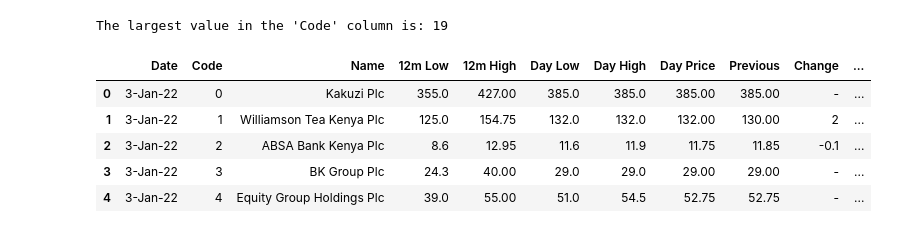
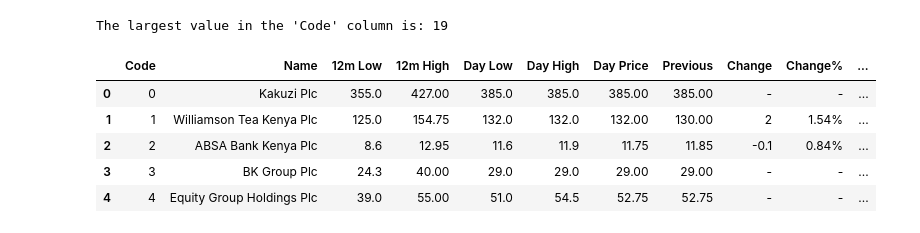
Before and after one commit to stephkariuki19/colab-notebooks, a Jupyter notebook: CLASS_EXE_regression.ipynb, the cells around one changed output. Saved outputs shown, nothing was run; the diff lists cells and outputs as text; code cells hidden in the pictures.

```diff
--- a/CLASS_EXE_regression.ipynb
+++ b/CLASS_EXE_regression.ipynb
@@ -6,6 +6,6 @@ uploaded = files.upload()
 import pandas as pd
 
 # Replace 'your_file.csv' with the actual filename
-df = pd.read_csv('new_filtered_data.csv')
+df = pd.read_csv('new_filtered_data2.csv')
 # %% [output]
 [interactive output not drawn]
@@ -25,35 +43,35 @@ print(unique_names)
 # %%
 # Create a mapping between string values and numerical codes
 code_mapping = {code: idx for idx, code in enumerate(df['Code'].unique())}
 
 # Map the string values to numerical codes
 df['Code'] = df['Code'].map(code_mapping)
 # Assuming 'df' is your DataFrame and 'Code' is the column of interest
 largest_value = df['Code'].max()
 
 print("The largest value in the 'Code' column is:", largest_value)
 # Convert the 'date' column to a datetime object
 df['date'] = pd.to_datetime(df['Date'], format='%d-%b-%y')
 
 # Extract relevant date features
 df['day'] = df['date'].dt.day
 df['month'] = df['date'].dt.month
 df['year'] = df['date'].dt.year
 
 # Optionally, you can add more features like day of the week or quarter
 df['day_of_week'] = df['date'].dt.dayofweek  # Monday=0, Sunday=6
 df['quarter'] = df['date'].dt.quarter
 
 # Drop the original 'date' column
-df = df.drop('date', axis=1)
+df = df.drop('Date', axis=1)
 
  # view the loaded the data
 df.head()
 # %% [output]
 The largest value in the 'Code' column is: 19
-|  | Date | Code | Name | 12m Low | 12m High | Day Low | Day High | Day Price | Previous | Change | ... |
-| 0 | 3-Jan-22 | 0 | Kakuzi Plc | 355.0 | 427.00 | 385.0 | 385.0 | 385.00 | 385.00 | - | ... |
-| 1 | 3-Jan-22 | 1 | Williamson Tea Kenya Plc | 125.0 | 154.75 | 132.0 | 132.0 | 132.00 | 130.00 | 2 | ... |
-| 2 | 3-Jan-22 | 2 | ABSA Bank Kenya Plc | 8.6 | 12.95 | 11.6 | 11.9 | 11.75 | 11.85 | -0.1 | ... |
-| 3 | 3-Jan-22 | 3 | BK Group Plc | 24.3 | 40.00 | 29.0 | 29.0 | 29.00 | 29.00 | - | ... |
-| 4 | 3-Jan-22 | 4 | Equity Group Holdings Plc | 39.0 | 55.00 | 51.0 | 54.5 | 52.75 | 52.75 | - | ... |
+|  | Code | Name | 12m Low | 12m High | Day Low | Day High | Day Price | Previous | Change | Change% | ... |
+| 0 | 0 | Kakuzi Plc | 355.0 | 427.00 | 385.0 | 385.0 | 385.00 | 385.00 | - | - | ... |
+| 1 | 1 | Williamson Tea Kenya Plc | 125.0 | 154.75 | 132.0 | 132.0 | 132.00 | 130.00 | 2 | 1.54% | ... |
+| 2 | 2 | ABSA Bank Kenya Plc | 8.6 | 12.95 | 11.6 | 11.9 | 11.75 | 11.85 | -0.1 | 0.84% | ... |
+| 3 | 3 | BK Group Plc | 24.3 | 40.00 | 29.0 | 29.0 | 29.00 | 29.00 | - | - | ... |
+| 4 | 4 | Equity Group Holdings Plc | 39.0 | 55.00 | 51.0 | 54.5 | 52.75 | 52.75 | - | - | ... |
```
Also changed, not shown: parts of 15 cells of this notebook.
